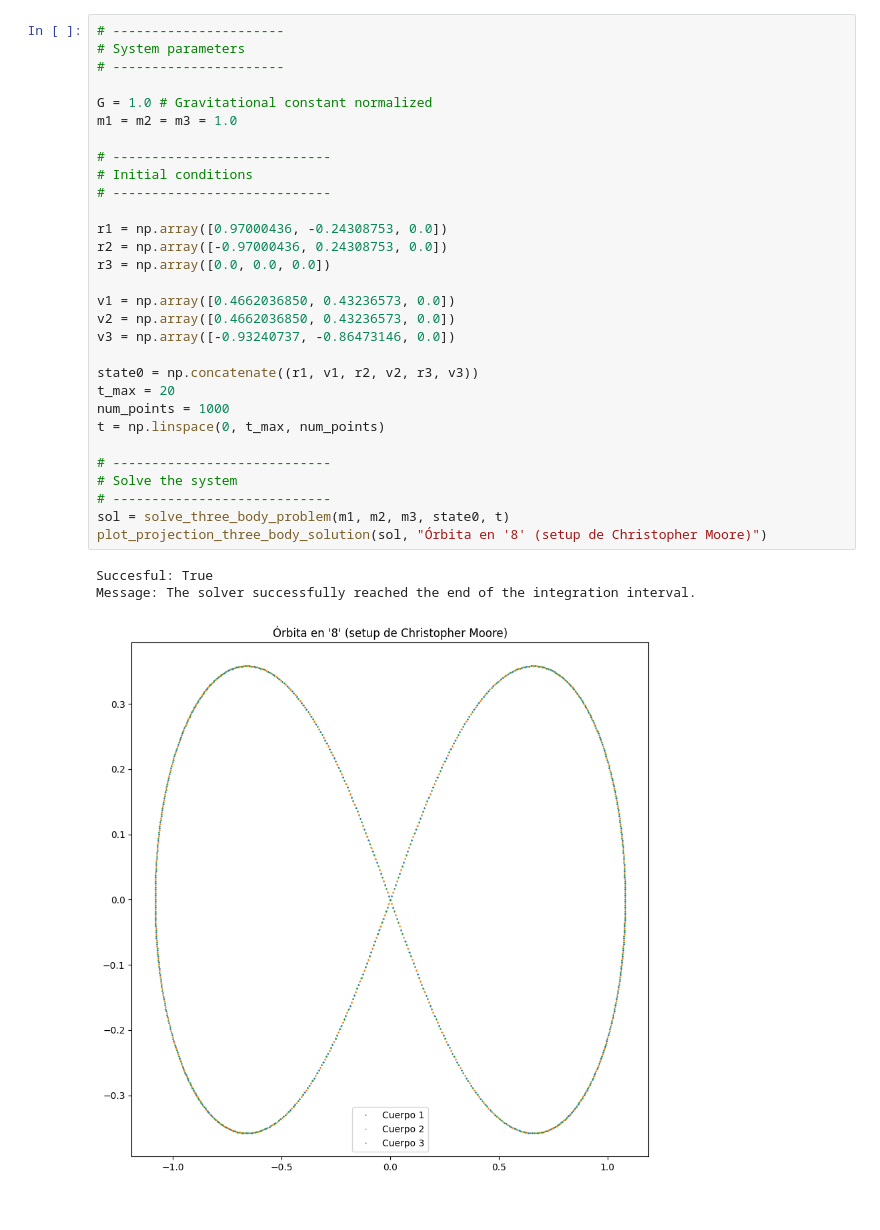
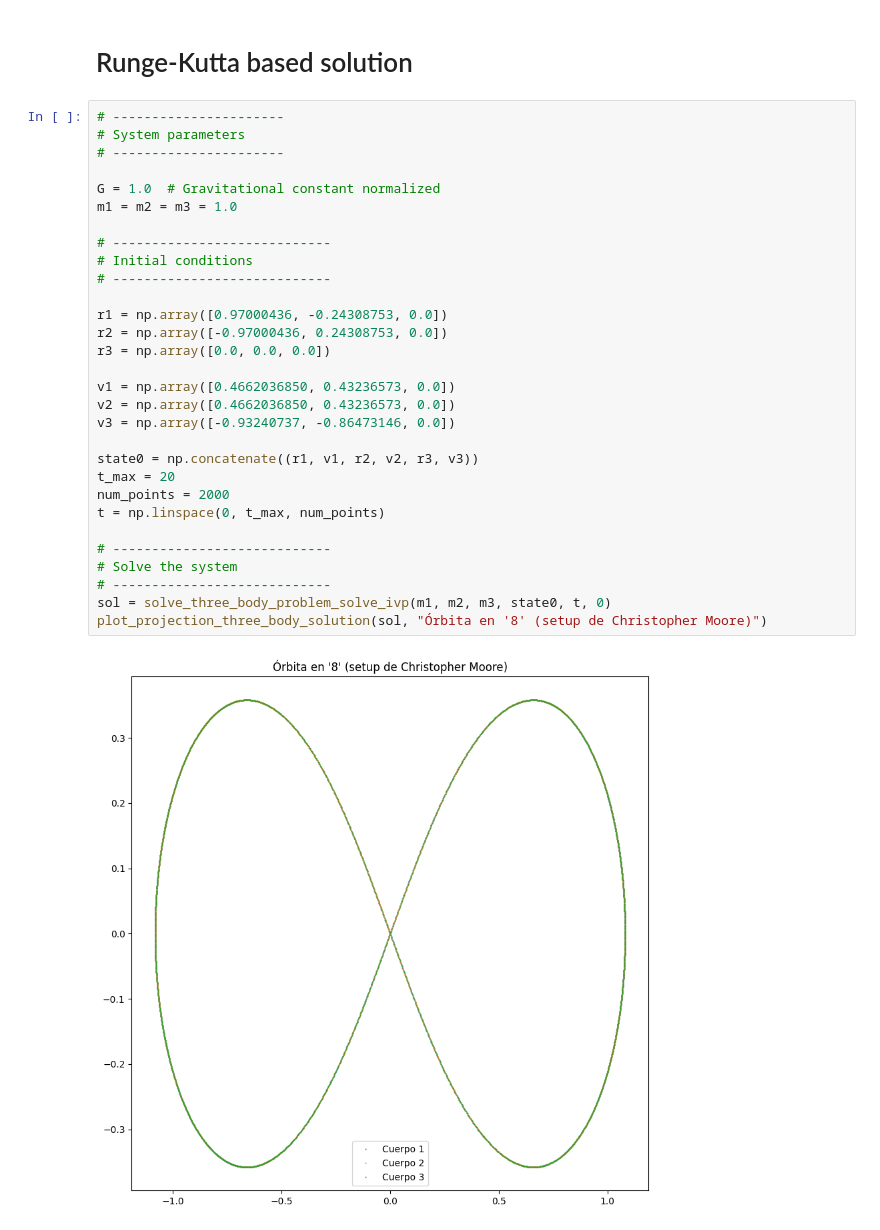
Before and after one commit to Another-DevX/Metodos-computacionales, a Jupyter notebook: proyecto/tres_cuerpos.ipynb, the cells around one changed output. Drawn from its saved outputs; the diff is of its cells as text.

```diff
--- a/proyecto/tres_cuerpos.ipynb
+++ b/proyecto/tres_cuerpos.ipynb
@@ -185,34 +324,34 @@ def plot_three_body_solution(solution: ThreeBodySolution):
+# %% [markdown]
+# Runge-Kutta based solution
 # %%
 # ----------------------
 # System parameters
 # ----------------------
 
-G = 1.0 # Gravitational constant normalized
+G = 1.0  # Gravitational constant normalized
 m1 = m2 = m3 = 1.0
 
 # ----------------------------
 # Initial conditions
 # ----------------------------
 
 r1 = np.array([0.97000436, -0.24308753, 0.0])
 r2 = np.array([-0.97000436, 0.24308753, 0.0])
 r3 = np.array([0.0, 0.0, 0.0])
 
 v1 = np.array([0.4662036850, 0.43236573, 0.0])
 v2 = np.array([0.4662036850, 0.43236573, 0.0])
 v3 = np.array([-0.93240737, -0.86473146, 0.0])
 
 state0 = np.concatenate((r1, v1, r2, v2, r3, v3))
 t_max = 20
-num_points = 1000
+num_points = 2000
 t = np.linspace(0, t_max, num_points)
 
 # ----------------------------
 # Solve the system
 # ----------------------------
-sol = solve_three_body_problem(m1, m2, m3, state0, t)
+sol = solve_three_body_problem_solve_ivp(m1, m2, m3, state0, t, 0)
 plot_projection_three_body_solution(sol, "Órbita en '8' (setup de Christopher Moore)")
 # %% [output]
-Succesful: True
-Message: The solver successfully reached the end of the integration interval.
-[figure, old version]
+[figure, new version]
```
Also changed, not shown: parts of 12 cells of this notebook, 1 other file.
